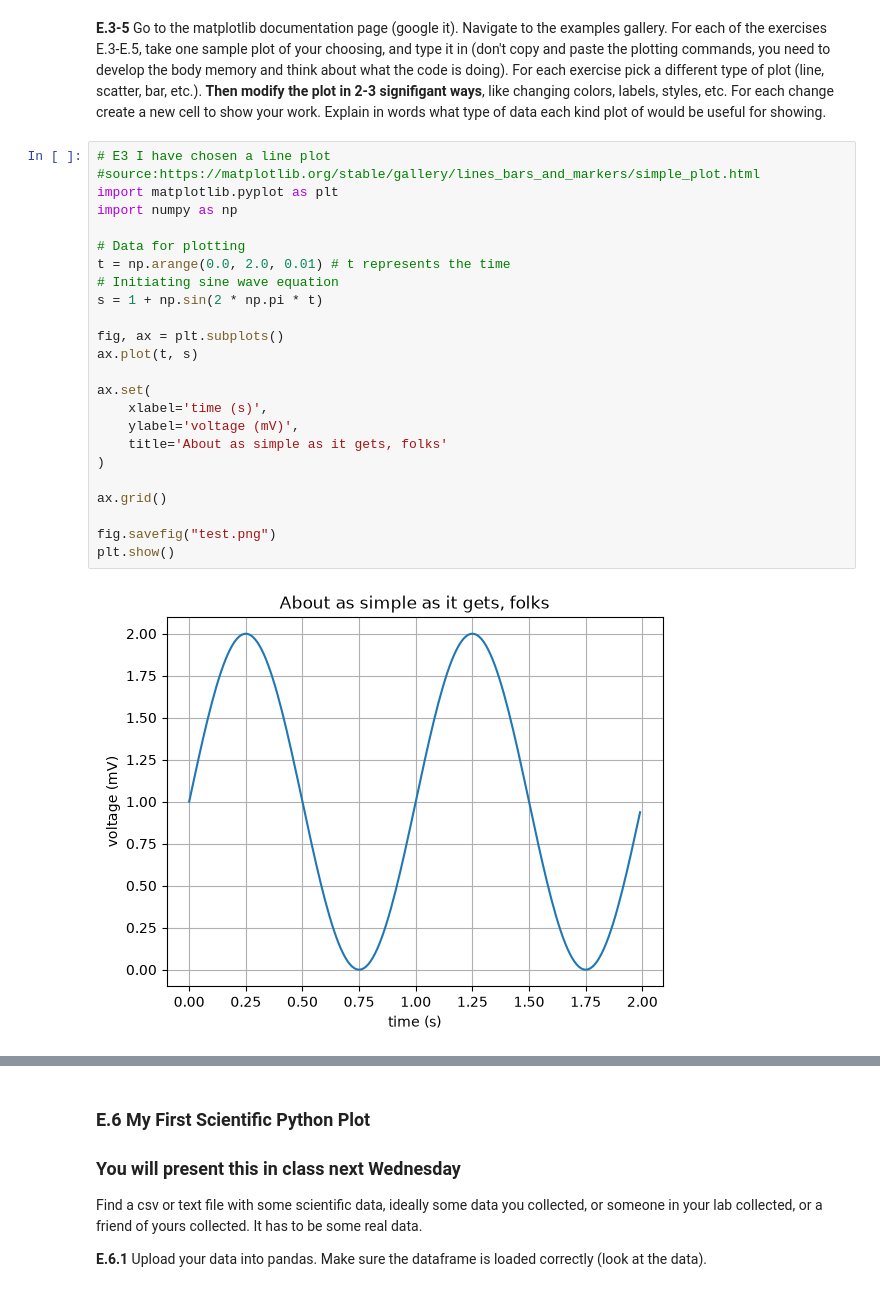
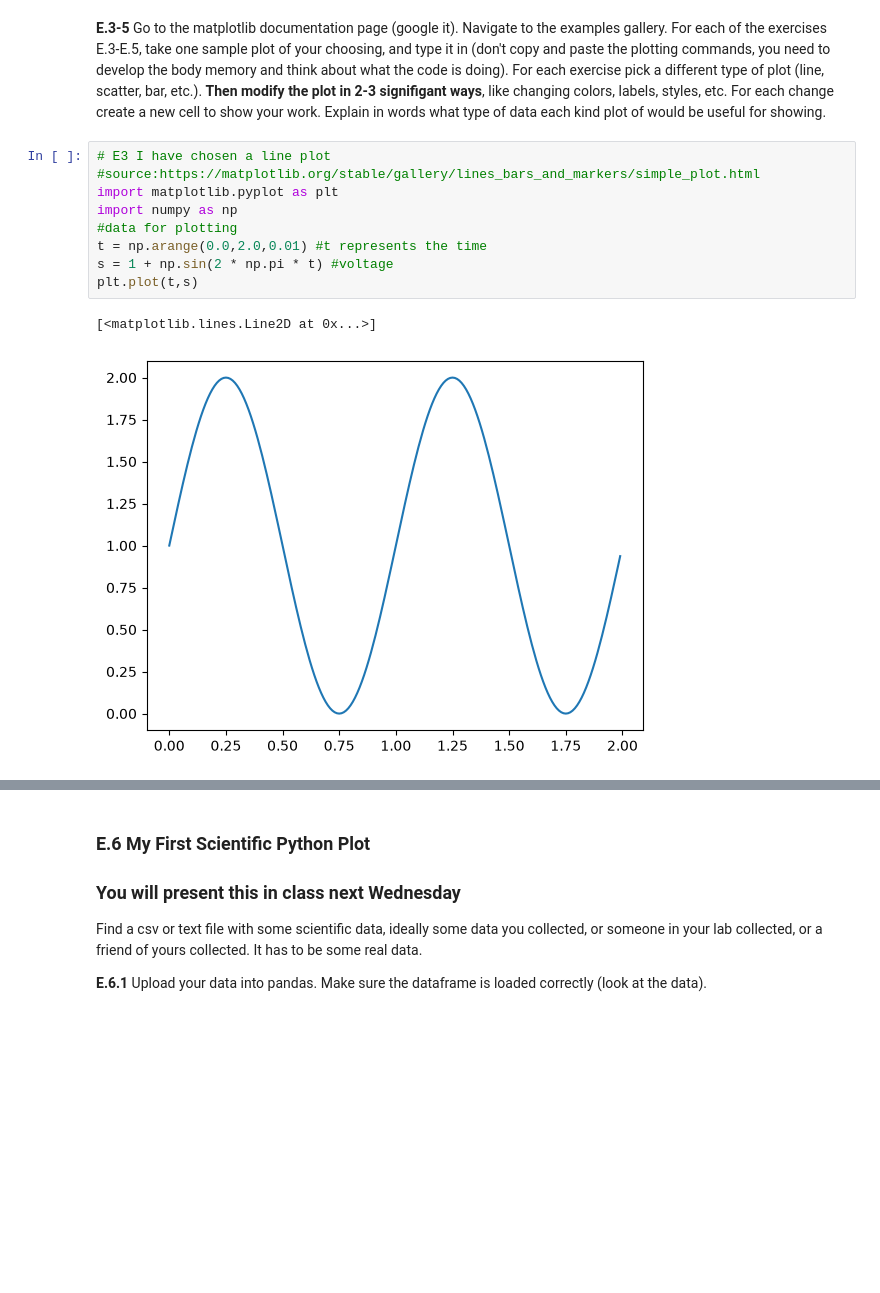
Before and after one commit to chsharrison/Sci_comp_F26, a Jupyter notebook: Taherunnesa_Rahi/Lab3.1_F26.ipynb, the cells around one changed output, grey strips where cells are left out. Cells and saved outputs as stored; diff of their text form; blank space fills up the shorter version.

```diff
--- a/Taherunnesa_Rahi/Lab3.1_F26.ipynb
+++ b/Taherunnesa_Rahi/Lab3.1_F26.ipynb
@@ -467,27 +467,13 @@ This should take you a little while. Don't rush. There is no prize for speed, on
 # %%
 # E3 I have chosen a line plot
 #source:https://matplotlib.org/stable/gallery/lines_bars_and_markers/simple_plot.html
 import matplotlib.pyplot as plt
 import numpy as np
-
-# Data for plotting
-t = np.arange(0.0, 2.0, 0.01) # t represents the time
-# Initiating sine wave equation
-s = 1 + np.sin(2 * np.pi * t)
-
-fig, ax = plt.subplots()
-ax.plot(t, s)
-
-ax.set(
-    xlabel='time (s)',
-    ylabel='voltage (mV)',
-    title='About as simple as it gets, folks'
-)
-
-ax.grid()
-
-fig.savefig("test.png")
-plt.show()
+#data for plotting
+t = np.arange(0.0,2.0,0.01) #t represents the time
+s = 1 + np.sin(2 * np.pi * t) #voltage
+plt.plot(t,s)
 # %% [output]
+[<matplotlib.lines.Line2D at 0x...>]
-[figure, old version]
+[figure, new version]
 # %%
```
Also changed, not shown: parts of 39 cells of this notebook.
